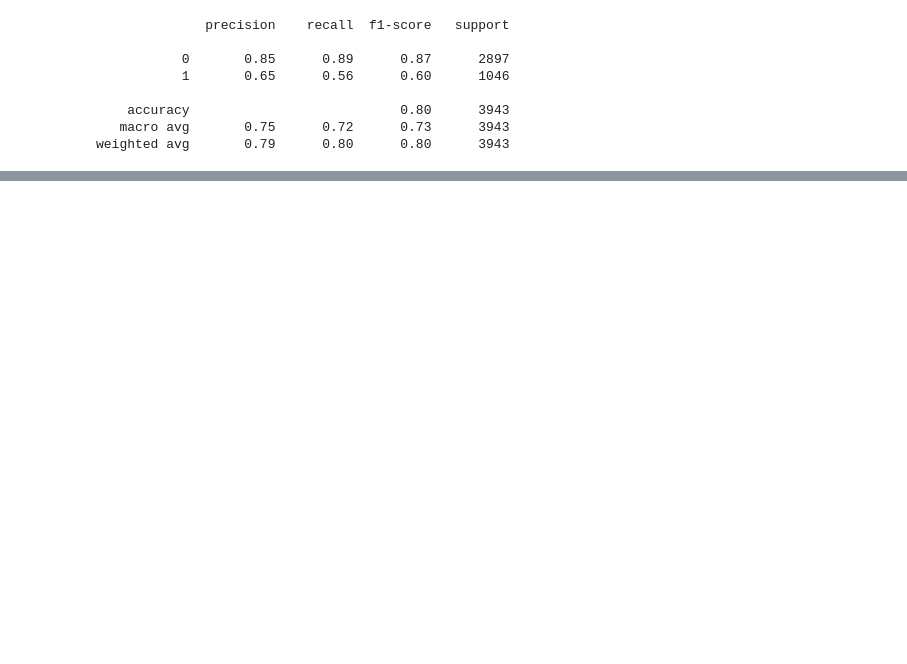
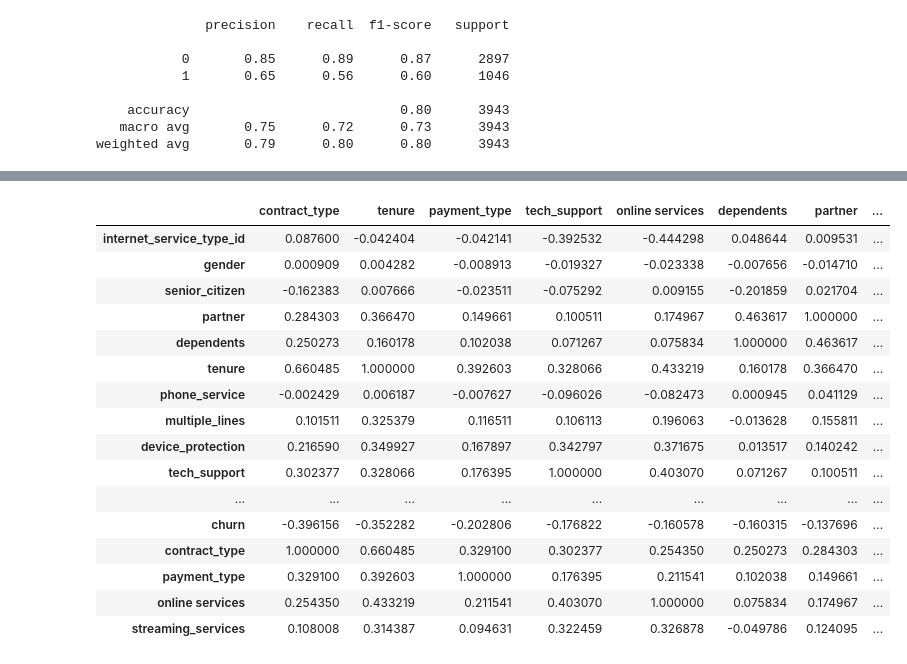
Before and after one commit to carlgriffin57/telco_churn_project, a Jupyter notebook: initial.ipynb, the cells around one changed output, grey strips where cells are left out. Drawn from its saved outputs; the diff is of its cells as text; code cells hidden in the pictures; blank space fills up the shorter version.

```diff
--- a/initial.ipynb
+++ b/initial.ipynb
@@ -397,3 +297,6 @@ train, validate = train_test_split(train_validate,
+# %%
+# split the data
+train, validate, test = telco_split(telco_df2)
 # %%
 train.shape
 # %% [output]
@@ -491,0 +423,22 @@ train.corr()
+# %%
+corr_df = train.corr()
+# %%
+corr_df.sort_values(by='churn').T
+# %% [output]
+|  | contract_type | tenure | payment_type | tech_support | online services | dependents | partner | ... |
+| internet_service_type_id | 0.087600 | -0.042404 | -0.042141 | -0.392532 | -0.444298 | 0.048644 | 0.009531 | ... |
+| gender | 0.000909 | 0.004282 | -0.008913 | -0.019327 | -0.023338 | -0.007656 | -0.014710 | ... |
+| senior_citizen | -0.162383 | 0.007666 | -0.023511 | -0.075292 | 0.009155 | -0.201859 | 0.021704 | ... |
+| partner | 0.284303 | 0.366470 | 0.149661 | 0.100511 | 0.174967 | 0.463617 | 1.000000 | ... |
+| dependents | 0.250273 | 0.160178 | 0.102038 | 0.071267 | 0.075834 | 1.000000 | 0.463617 | ... |
+| tenure | 0.660485 | 1.000000 | 0.392603 | 0.328066 | 0.433219 | 0.160178 | 0.366470 | ... |
+| phone_service | -0.002429 | 0.006187 | -0.007627 | -0.096026 | -0.082473 | 0.000945 | 0.041129 | ... |
+| multiple_lines | 0.101511 | 0.325379 | 0.116511 | 0.106113 | 0.196063 | -0.013628 | 0.155811 | ... |
+| device_protection | 0.216590 | 0.349927 | 0.167897 | 0.342797 | 0.371675 | 0.013517 | 0.140242 | ... |
+| tech_support | 0.302377 | 0.328066 | 0.176395 | 1.000000 | 0.403070 | 0.071267 | 0.100511 | ... |
+| ... | ... | ... | ... | ... | ... | ... | ... | ... |
+| churn | -0.396156 | -0.352282 | -0.202806 | -0.176822 | -0.160578 | -0.160315 | -0.137696 | ... |
+| contract_type | 1.000000 | 0.660485 | 0.329100 | 0.302377 | 0.254350 | 0.250273 | 0.284303 | ... |
+| payment_type | 0.329100 | 0.392603 | 1.000000 | 0.176395 | 0.211541 | 0.102038 | 0.149661 | ... |
+| online services | 0.254350 | 0.433219 | 0.211541 | 0.403070 | 1.000000 | 0.075834 | 0.174967 | ... |
+| streaming_services | 0.108008 | 0.314387 | 0.094631 | 0.322459 | 0.326878 | -0.049786 | 0.124095 | ... |
```
Also changed, not shown: parts of 64 cells of this notebook.
